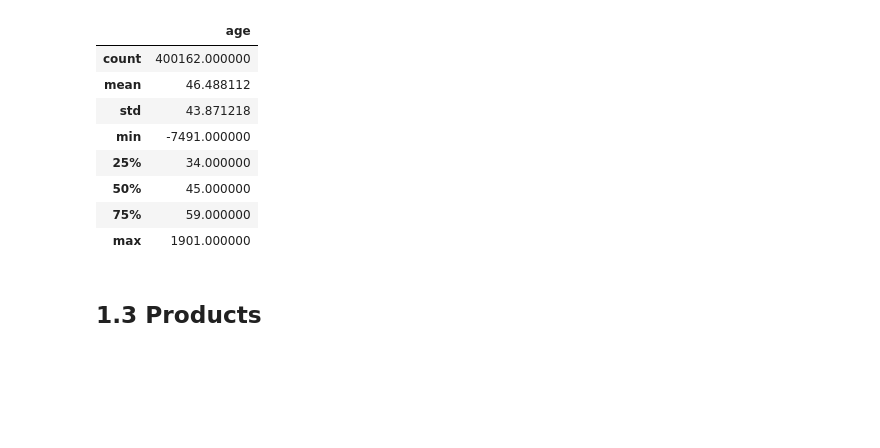
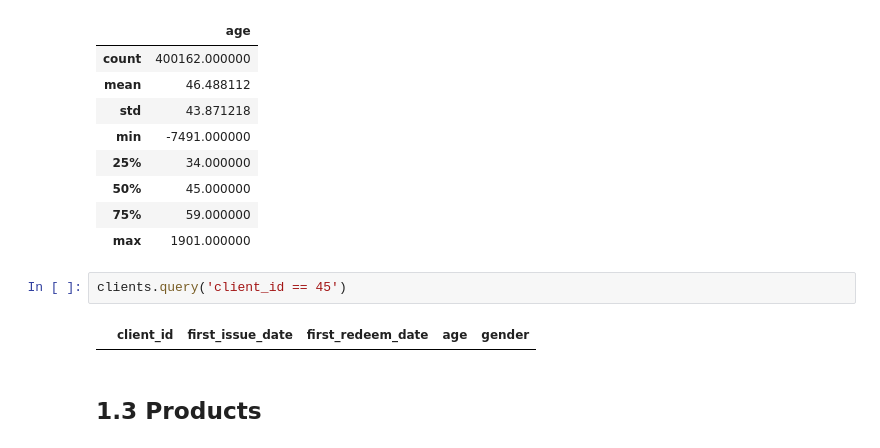
Before and after one commit to lrayssa/uplifing_analysis, a Jupyter notebook: notebooks/c0.1_conhecendo_os_dados.ipynb, the cells around one changed output. Cells and saved outputs as stored; diff of their text form; blank space fills up the shorter version.

```diff
--- a/notebooks/c0.1_conhecendo_os_dados.ipynb
+++ b/notebooks/c0.1_conhecendo_os_dados.ipynb
@@ -73,6 +73,10 @@ clients.describe()
 | 50% | 45.000000 |
 | 75% | 59.000000 |
 | max | 1901.000000 |
+# %%
+clients.query('client_id == 45')
+# %% [output]
+|  | client_id | first_issue_date | first_redeem_date | age | gender |
 # %% [markdown]
 ## 1.3 Products
 # %%
```
Also changed, not shown: parts of 5 cells of this notebook, 8 other files.
